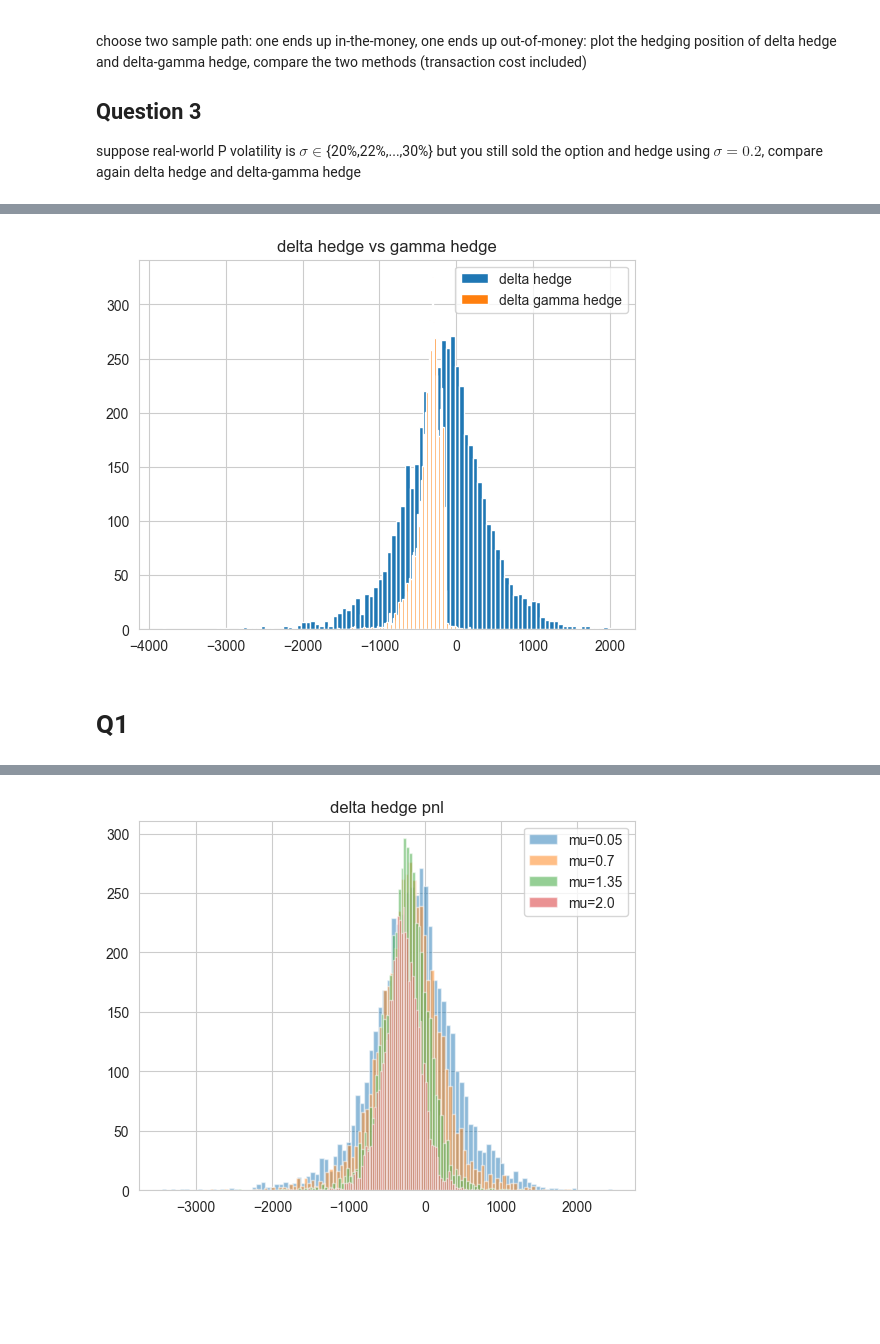
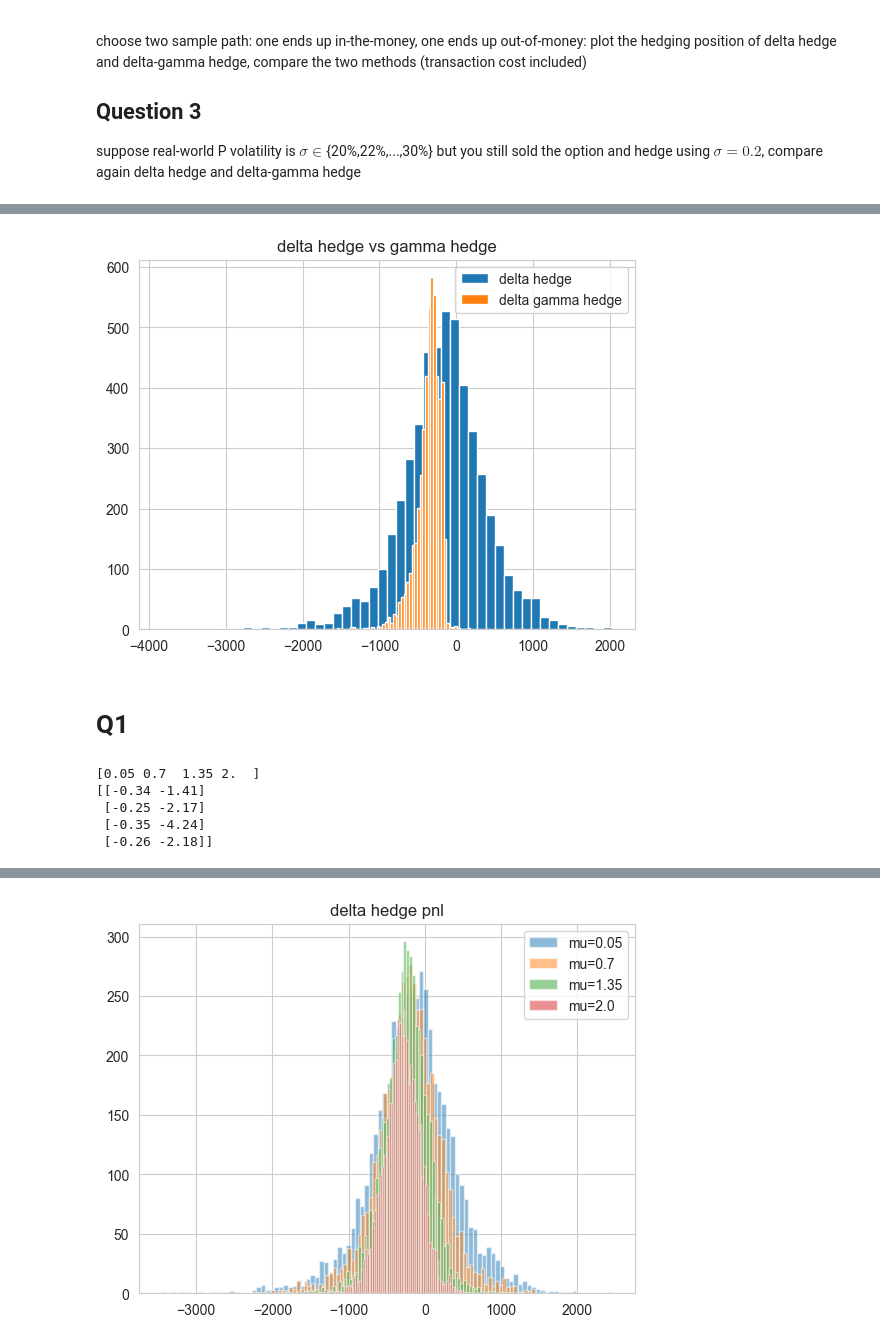
Before and after one commit to kaiwenShen/Dynamic_hedge, a Jupyter notebook: Dynamic_hedging.ipynb, the cells around one changed output, grey strips where cells are left out. Drawn from its saved outputs; the diff is of its cells as text; code cells hidden in the pictures; blank space fills up the shorter version.

```diff
--- a/Dynamic_hedging.ipynb
+++ b/Dynamic_hedging.ipynb
@@ -113,10 +112,12 @@ class ATM_Call_Option_Dynamic_Hedging_Following_prof():
         S=np.zeros((self.Ntrials,self.Ndt))
         S[:,0]=self.spot_price
 
-
         alpha = np.zeros((self.Ntrials,self.Ndt))
         alpha[:,0]=self.BS.CallDelta(S[:,0],self.option_maturity,self.strike_price,self.sigma,self.risk_free)*self.num_of_call_option_sold
         alpha[:,0]=np.ceil(alpha[:,0])
+
+        self.sold_option_delta = np.zeros((self.Ntrials,self.Ndt))
+        self.sold_option_delta[:,0]=self.BS.CallDelta(S[:,0],self.option_maturity,self.strike_price,self.sigma,self.risk_free)
 
         M=np.zeros((self.Ntrials,self.Ndt))
         M[:,0]=self.BS.CallPrice(S[:,0],self.option_maturity,self.strike_price,self.sigma,self.risk_free)*self.num_of_call_option_sold
@@ -127,11 +128,13 @@ class ATM_Call_Option_Dynamic_Hedging_Following_prof():
 
             if i < self.Ndt-2:
                 # new hedging position
-                alpha[:,i+1]= self.BS.CallDelta(S[:,i+1],self.option_maturity-self.t[i+1],self.strike_price,self.sigma,self.risk_free)*self.num_of_call_option_sold
+                self.sold_option_delta[:,i+1]=self.BS.CallDelta(S[:,i+1],self.option_maturity-self.t[i+1],self.strike_price,self.sigma,self.risk_free)
+                alpha[:,i+1]= self.sold_option_delta[:,i+1]*self.num_of_call_option_sold
                 alpha[:,i+1]=np.ceil(alpha[:,i+1])
                 # new cash position
                 M[:,i+1]=M[:,i]*np.exp(self.risk_free*self.dt)-(alpha[:,i+1]-alpha[:,i])*S[:,i+1]-self.stock_transaction_cost*np.abs(alpha[:,i+1]-alpha[:,i])
             else:
+                # terminal cash position
                 M[:,i+1]=M[:,i]*np.exp(self.risk_free*self.dt)
                 M[:,i+1]+=alpha[:,i]*S[:,i+1]-self.stock_transaction_cost*np.abs(alpha[:,i])
                 M[:,i+1]-=np.maximum(S[:,i+1]-self.strike_price,np.zeros_like(S[:,i+1]))*self.num_of_call_option_sold
@@ -145,6 +148,15 @@ class ATM_Call_Option_Dynamic_Hedging_Following_prof():
         hedge_option_price=self.BS.CallPrice(S[:,0],self.hedging_option_maturity,self.strike_price,self.sigma,self.risk_free)
         hedge_option_delta=self.BS.CallDelta(S[:,0],self.hedging_option_maturity,self.strike_price,self.sigma,self.risk_free)
         hedge_option_gamma=self.BS.CallGamma(S[:,0],self.hedging_option_maturity,self.strike_price,self.sigma,self.risk_free)
+        # collect sold option delta and gamma
+        self.sold_option_delta = np.zeros((self.Ntrials,self.Ndt))
+        self.sold_option_delta[:,0]=sold_option_delta
+        self.sold_option_gamma = np.zeros((self.Ntrials,self.Ndt))
+        self.sold_option_gamma[:,0]=sold_option_gamma
+        self.hedge_option_delta = np.zeros((self.Ntrials,self.Ndt))
+        self.hedge_option_delta[:,0]=hedge_option_delta
+        self.hedge_option_gamma = np.zeros((self.Ntrials,self.Ndt))
+        self.hedge_option_gamma[:,0]=hedge_option_gamma
 
         gamma = np.zeros((self.Ntrials,self.Ndt))
         gamma[:,0]=sold_option_gamma/hedge_option_gamma
@@ -173,6 +185,11 @@ class ATM_Call_Option_Dynamic_Hedging_Following_prof():
                 hedge_option_gamma=self.BS.CallGamma(S[:,i+1],self.hedging_option_maturity-self.t[i+1],self.strike_price,self.sigma,self.risk_free)
                 hedge_option_price=self.BS.CallPrice(S[:,i+1],self.hedging_option_maturity-self.t[i+1],self.strike_price,self.sigma,self.risk_free)
 
+                self.sold_option_delta[:,i+1]=sold_option_delta
+                self.sold_option_gamma[:,i+1]=sold_option_gamma
+                self.hedge_option_delta[:,i+1]=hedge_option_delta
+                self.hedge_option_gamma[:,i+1]=hedge_option_gamma
+
                 # new hedging position
                 gamma[:,i+1]=sold_option_gamma/hedge_option_gamma*self.num_of_call_option_sold
                 gamma[:,i+1]=np.ceil(gamma[:,i+1])
@@ -209,12 +226,57 @@ delta_hedge_base=ATM_Call_Option_Dynamic_Hedging_Following_prof(spot_price=10,mu
 # %%
 delta_gamma_hedge_base=ATM_Call_Option_Dynamic_Hedging_Following_prof(spot_price=10,mu=0.1,sigma=0.25,sigma_real=0.25,num_of_call_option_sold=10_000,Ntrials=5000,option_maturity=1/4,type_of_hedge='delta-gamma',hedging_option_maturity=0.3)
 # %%
-plt.hist(delta_hedge_base.M[:,-1],bins=100,label='delta hedge')
-plt.hist(delta_gamma_hedge_base.M[:,-1],bins=100,label='delta gamma hedge')
+plt.hist(delta_hedge_base.M[:,-1],bins=50,label='delta hedge')
+plt.hist(delta_gamma_hedge_base.M[:,-1],bins=50,label='delta gamma hedge')
 plt.title('delta hedge vs gamma hedge')
 plt.legend()
 plt.show()
 # %% [output]
-[figure, old version]
+[figure, new version]
 # %% [markdown]
 # Q1
+# %%
+mu_vals = np.linspace(0.05, 2, 4)
+print(mu_vals)
+
+delta_hedge_cases = []
+for i in range(len(mu_vals)):
+    delta_hedge_cases.append(
+        ATM_Call_Option_Dynamic_Hedging_Following_prof(spot_price=10, mu=mu_vals[i], sigma=0.25, sigma_real=0.25,
+                                                       num_of_call_option_sold=10_000, Ntrials=5000,
+                                                       option_maturity=1 / 4, type_of_hedge='delta'))
+
+delta_gamma_hedge_cases = []
+for i in range(len(mu_vals)):
+    delta_gamma_hedge_cases.append(
+        ATM_Call_Option_Dynamic_Hedging_Following_prof(spot_price=10, mu=mu_vals[i], sigma=0.25, sigma_real=0.25,
+                                                       num_of_call_option_sold=10_000, Ntrials=5000,
+                                                       option_maturity=1 / 4, type_of_hedge='delta-gamma',
+                                                       hedging_option_maturity=0.3))
+# Calculate mean (expected) P&L
+expected = np.zeros((len(mu_vals), 2))
+for i in range(len(mu_vals)):
+    for j in range(2):
+        expected[i, 0] = np.mean(delta_hedge_cases[i].M[:, -1])
+        expected[i, 1] = np.mean(delta_gamma_hedge_cases[i].M[:, -1])
+
+# Calculate standard deviation
+std_dev = np.zeros((len(mu_vals), 2))
+for i in range(len(mu_vals)):
+    for j in range(2):
+        std_dev[i, 0] = np.std(delta_hedge_cases[i].M[:, -1])
+        std_dev[i, 1] = np.std(delta_gamma_hedge_cases[i].M[:, -1])
+
+# Calculate skewness
+skewness = np.zeros((len(mu_vals), 2))
+for i in range(len(mu_vals)):
+    skewness[i, 0] = skew(delta_hedge_cases[i].M[:, -1])
+    skewness[i, 1] = skew(delta_gamma_hedge_cases[i].M[:, -1])
+
+print(np.round(skewness, 2))
+# %% [output]
+[0.05 0.7  1.35 2.  ]
+[[-0.34 -1.41]
+ [-0.25 -2.17]
+ [-0.35 -4.24]
+ [-0.26 -2.18]]
```
Also changed, not shown: parts of 20 cells of this notebook, 2 other files.
